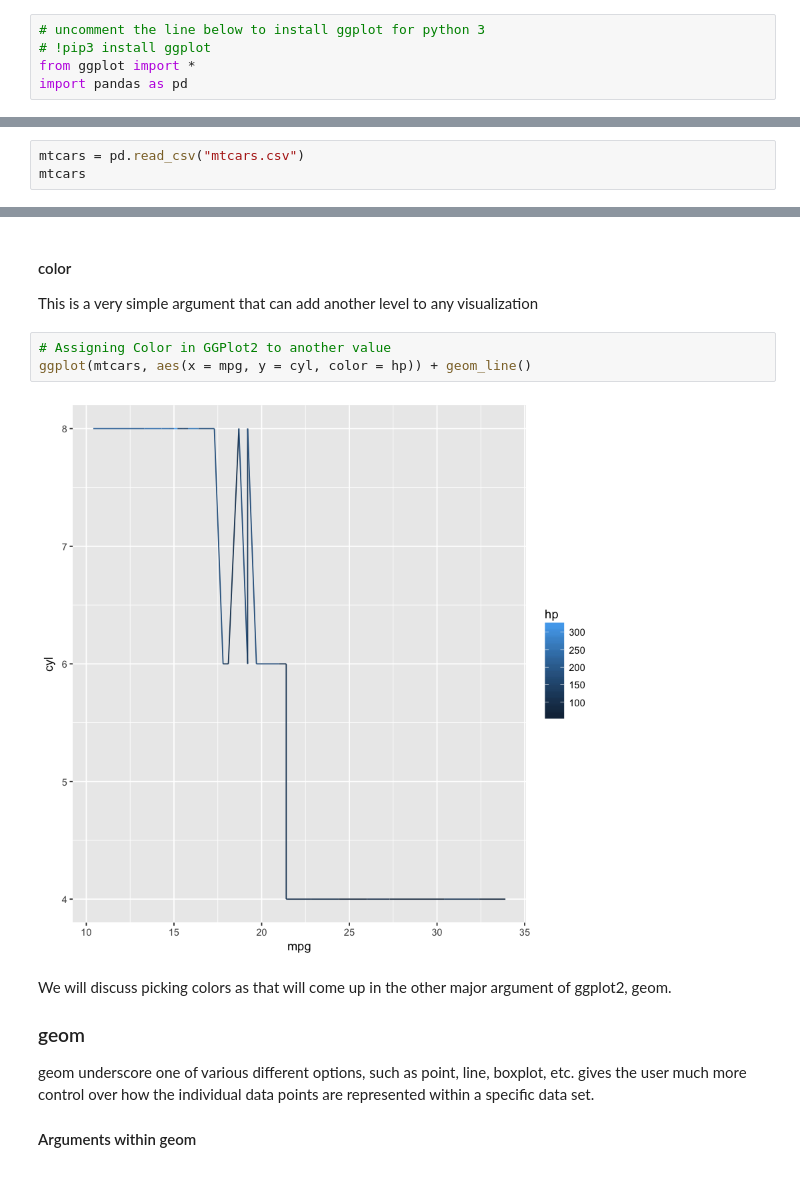
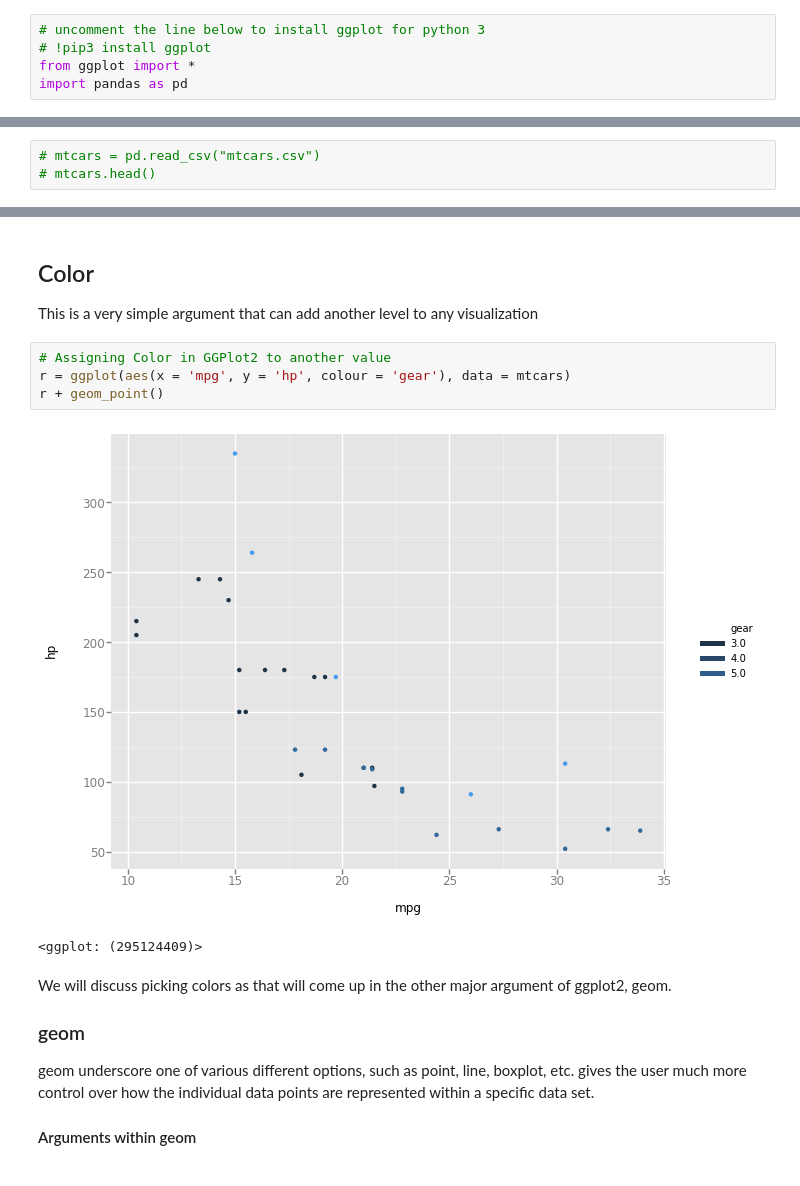
Before and after one commit to kpivert/node, a Jupyter notebook: Week_3_Visualization/intro_to_ggplot-python.ipynb, the cells around one changed output, grey strips where cells are left out. Drawn from its saved outputs; the diff is of its cells as text.

Commit message:
Updates to GGPlot materials
Vik finally did it lol

```diff
--- a/Week_3_Visualization/intro_to_ggplot-python.ipynb
+++ b/Week_3_Visualization/intro_to_ggplot-python.ipynb
@@ -37,6 +26,6 @@ diamonds
 # %%
-mtcars = pd.read_csv("mtcars.csv")
-mtcars
+# mtcars = pd.read_csv("mtcars.csv")
+# mtcars.head()
 # %% [output]
 |  | model | mpg | cyl | disp | hp | drat | wt | qsec | vs | am | gear | ... |
 | 0 | Mazda RX4 | 21.0 | 6 | 160.0 | 110 | 3.90 | 2.620 | 16.46 | 0 | 1 | 4 | ... |
@@ -70,11 +64,13 @@ TypeError: invalid type comparison
 # %% [markdown]
-#### color
+## Color
 This is a very simple argument that can add another level to any visualization
 # %%
 # Assigning Color in GGPlot2 to another value
-ggplot(mtcars, aes(x = mpg, y = cyl, color = hp)) + geom_line()
+r = ggplot(aes(x = 'mpg', y = 'hp', colour = 'gear'), data = mtcars)
+r + geom_point()
 # %% [output]
-[figure, old version]
+[figure, new version]
+<ggplot: (295124409)>
 # %% [markdown]
 We will discuss picking colors as that will come up in the other major argument of ggplot2, geom.
 ### geom
```
Also changed, not shown: parts of 22 cells of this notebook.
